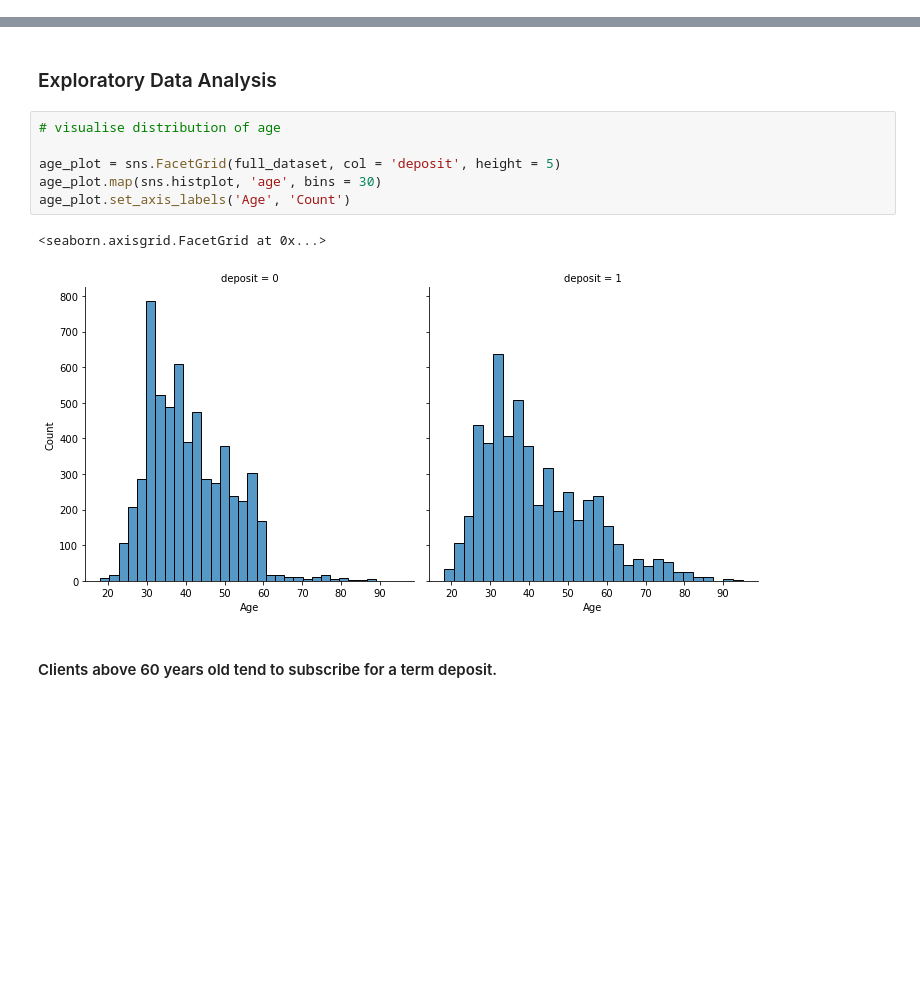
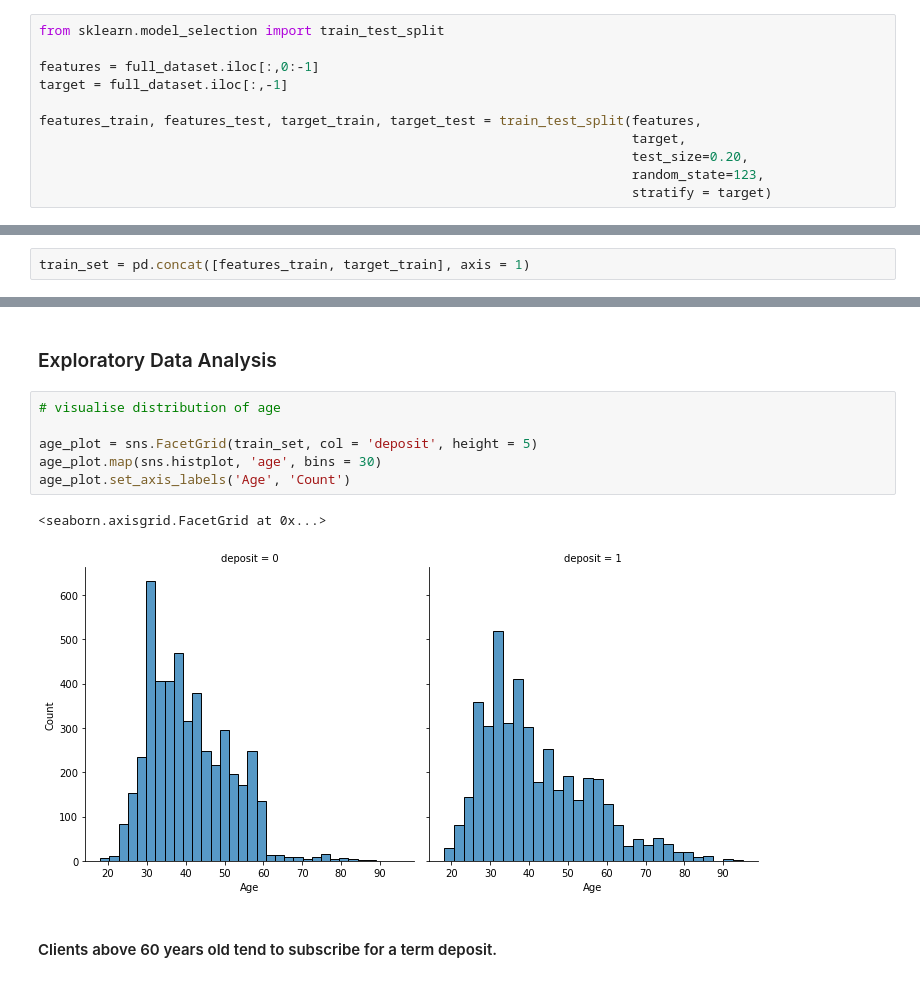
Before and after one commit to Solihin-k/bank_marketing, a Jupyter notebook: Bank_Marketing_Strategy.ipynb, the cells around one changed output, grey strips where cells are left out. Drawn from its saved outputs; the diff is of its cells as text; blank space fills up the shorter version.

```diff
--- a/Bank_Marketing_Strategy.ipynb
+++ b/Bank_Marketing_Strategy.ipynb
@@ -187,0 +190,11 @@ corr
+# %%
+from sklearn.model_selection import train_test_split
+
+features = full_dataset.iloc[:,0:-1]
+target = full_dataset.iloc[:,-1]
+
+features_train, features_test, target_train, target_test = train_test_split(features,
+                                                                            target,
+                                                                            test_size=0.20,
+                                                                            random_state=123,
+                                                                            stratify = target)
@@ -187,0 +207,2 @@ corr
+# %%
+train_set = pd.concat([features_train, target_train], axis = 1)
@@ -190,12 +230,12 @@ corr
 # %%
 # visualise distribution of age
 
-age_plot = sns.FacetGrid(full_dataset, col = 'deposit', height = 5)
+age_plot = sns.FacetGrid(train_set, col = 'deposit', height = 5)
 age_plot.map(sns.histplot, 'age', bins = 30)
 age_plot.set_axis_labels('Age', 'Count')
 # %% [output]
 <seaborn.axisgrid.FacetGrid at 0x...>
-[figure, old version]
+[figure, new version]
 # %% [markdown]
 #### Clients above 60 years old tend to subscribe for a term deposit.
 # %%
```
Also changed, not shown: parts of 40 cells of this notebook.
